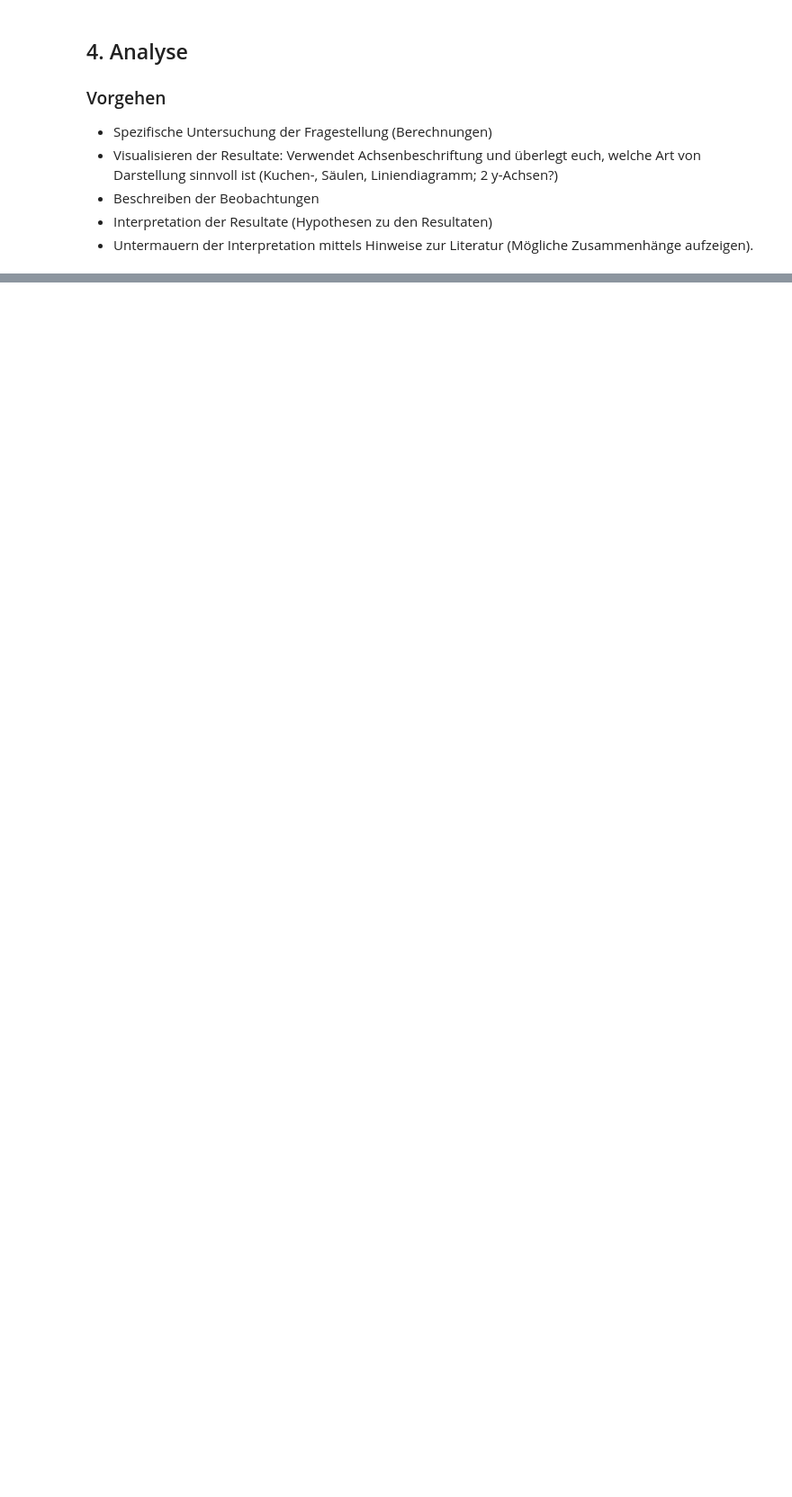
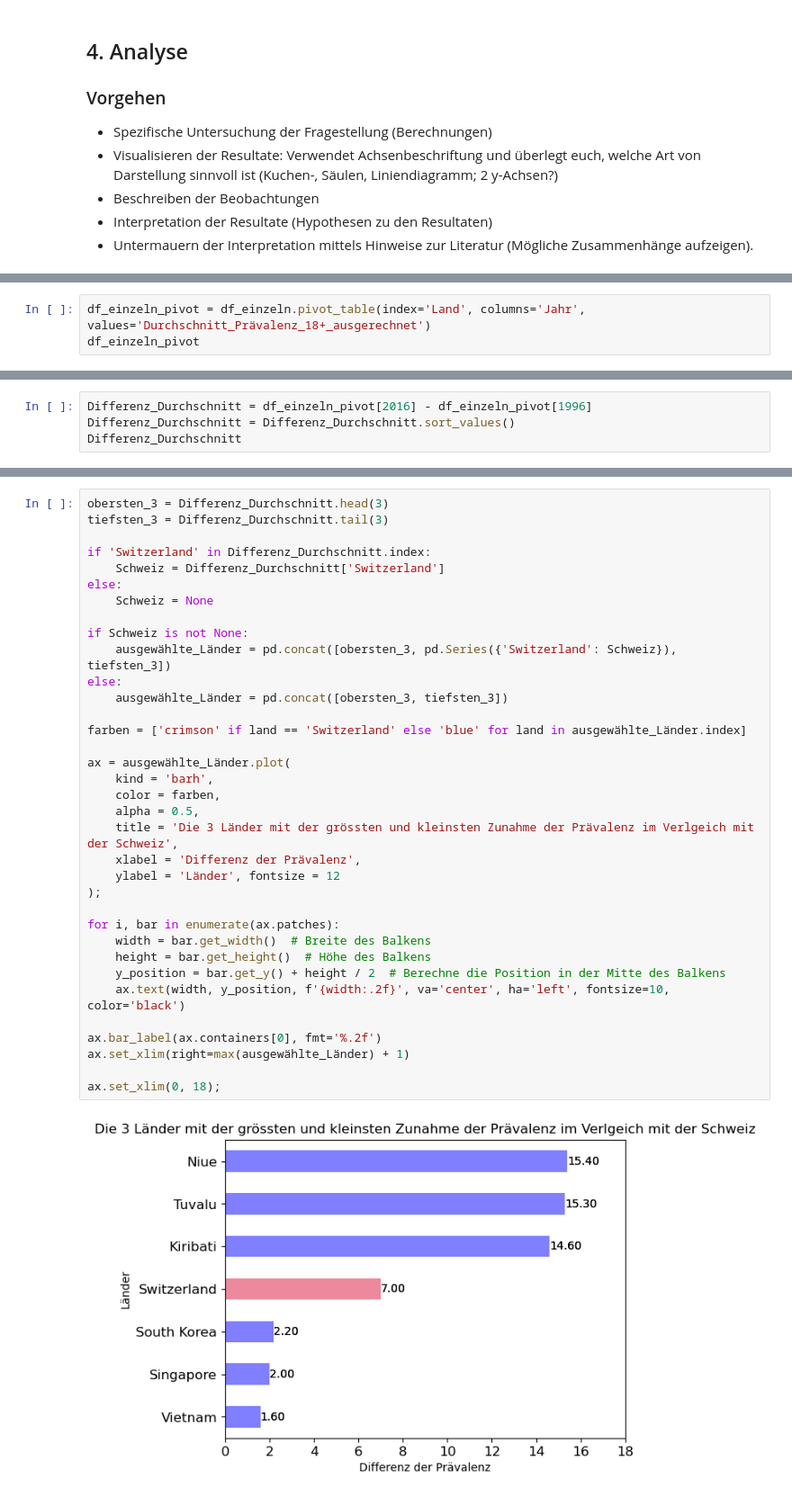
Before and after one commit to Hirnfresser/Leistungsnachweis_Phyton, a Jupyter notebook: Grundgerüst_Leistungsnachweis.ipynb, the cells around one changed output, grey strips where cells are left out. Shown at 90% size. Cells and saved outputs as stored; diff of their text form; blank space fills up the shorter version.

```diff
--- a/Grundgerüst_Leistungsnachweis.ipynb
+++ b/Grundgerüst_Leistungsnachweis.ipynb
@@ -621,0 +708,3 @@ Die Breite eines Balkens beträgt: 6.0600000000000005
+# %%
+df_einzeln_pivot = df_einzeln.pivot_table(index='Land', columns='Jahr', values='Durchschnitt_Prävalenz_18+_ausgerechnet')
+df_einzeln_pivot
@@ -621,0 +734,4 @@ Die Breite eines Balkens beträgt: 6.0600000000000005
+# %%
+Differenz_Durchschnitt = df_einzeln_pivot[2016] - df_einzeln_pivot[1996]
+Differenz_Durchschnitt = Differenz_Durchschnitt.sort_values()
+Differenz_Durchschnitt
@@ -621,0 +771,37 @@ Die Breite eines Balkens beträgt: 6.0600000000000005
+# %%
+obersten_3 = Differenz_Durchschnitt.head(3)
+tiefsten_3 = Differenz_Durchschnitt.tail(3)
+
+if 'Switzerland' in Differenz_Durchschnitt.index:
+    Schweiz = Differenz_Durchschnitt['Switzerland']
+else:
+    Schweiz = None
+
+if Schweiz is not None:
+    ausgewählte_Länder = pd.concat([obersten_3, pd.Series({'Switzerland': Schweiz}), tiefsten_3])
+else:
+    ausgewählte_Länder = pd.concat([obersten_3, tiefsten_3])
+
+farben = ['crimson' if land == 'Switzerland' else 'blue' for land in ausgewählte_Länder.index]
+
+ax = ausgewählte_Länder.plot(
+    kind = 'barh',
+    color = farben,
+    alpha = 0.5,
+    title = 'Die 3 Länder mit der grössten und kleinsten Zunahme der Prävalenz im Verlgeich mit der Schweiz',
+    xlabel = 'Differenz der Prävalenz',
+    ylabel = 'Länder', fontsize = 12
+);
+
+for i, bar in enumerate(ax.patches):
+    width = bar.get_width()  # Breite des Balkens
+    height = bar.get_height()  # Höhe des Balkens
+    y_position = bar.get_y() + height / 2  # Berechne die Position in der Mitte des Balkens
+    ax.text(width, y_position, f'{width:.2f}', va='center', ha='left', fontsize=10, color='black')
+
+ax.bar_label(ax.containers[0], fmt='%.2f')
+ax.set_xlim(right=max(ausgewählte_Länder) + 1)
+
+ax.set_xlim(0, 18);
+# %% [output]
+[figure, added]
```
Also changed, not shown: parts of 14 cells of this notebook.
